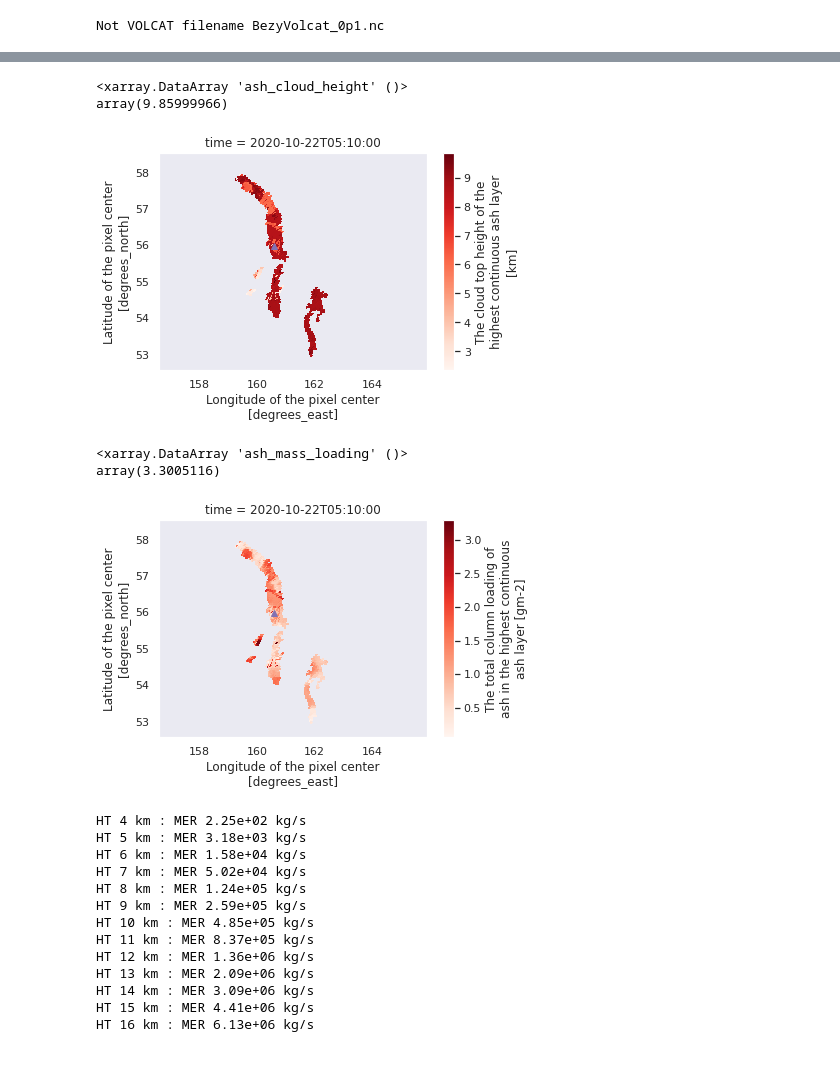
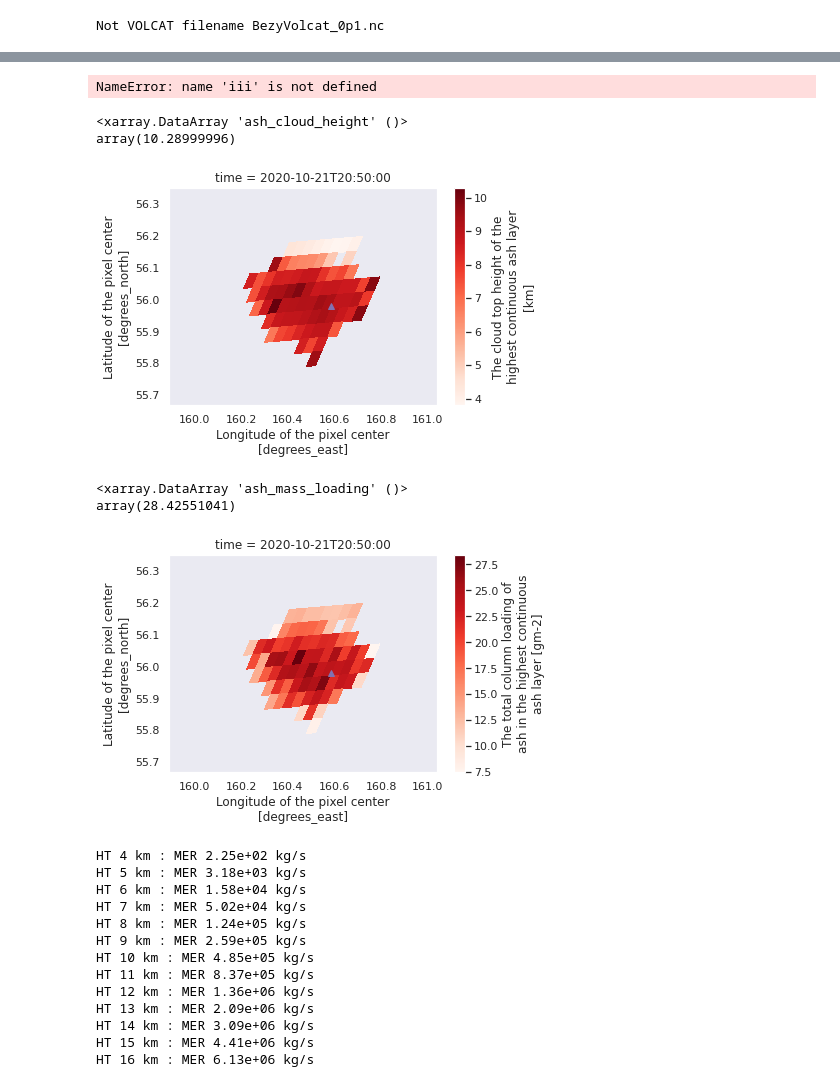
Before and after one commit to noaa-oar-arl/hysplit_asheval_notebooks, a Jupyter notebook: notebooks/Bezy.ipynb, the cells around one changed output, grey strips where cells are left out. Cells and saved outputs as stored; diff of their text form; code cells hidden in the pictures.

```diff
--- a/notebooks/Bezy.ipynb
+++ b/notebooks/Bezy.ipynb
@@ -65,0 +102,4 @@ Not VOLCAT filename BezyVolcat_0p1.nc
+# %%
+vht  = volcat.get_height(das[iii],clip=True)
+# %% [output]
+NameError: name 'iii' is not defined
@@ -66,30 +108,30 @@ Not VOLCAT filename BezyVolcat_0p1.nc
 # %%
 # plot ash mass loading and ash height.
-iii=50  # index of time period to plot.
+iii=1  # index of time period to plot.
 #----------------------------------------
 vht  = volcat.get_height(das[iii],clip=True)
 sns.set()
-vht.isel(time=0).plot.pcolormesh(x='longitude',y='latitude',cmap='Reds',shading='nearest')
+vht.isel(time=0).plot.pcolormesh(x='longitude',y='latitude',cmap="Reds")
 plt.plot(bezyloc[0],bezyloc[1],'m^')
 plt.savefig('bezy_volcat_2040_ht.png')
 print(np.max(vht))
 plt.show()
 vht  = volcat.get_mass(das[iii],clip=True)
 sns.set()
 vht.isel(time=0).plot.pcolormesh(x='longitude',y='latitude',cmap='Reds',shading='nearest')
 plt.plot(bezyloc[0],bezyloc[1],'m^')
 plt.savefig('bezy_volcat_2040_ht.png')
 print(np.max(vht))
 plt.show()
 
 #vht.isel(time=0).plot.pcolormesh()
 # %% [output]
 <xarray.DataArray 'ash_cloud_height' ()>
-array(9.85999966)
+array(10.28999996)
-[figure, old version]
+[figure, new version]
 <xarray.DataArray 'ash_mass_loading' ()>
-array(3.3005116)
+array(28.42551041)
-[figure, old version]
+[figure, new version]
 # %%
 # how various plume heights correspond to MER according to Mastin equation.
 sns.set()
```
Also changed, not shown: parts of 3 cells of this notebook, 5 other files.
